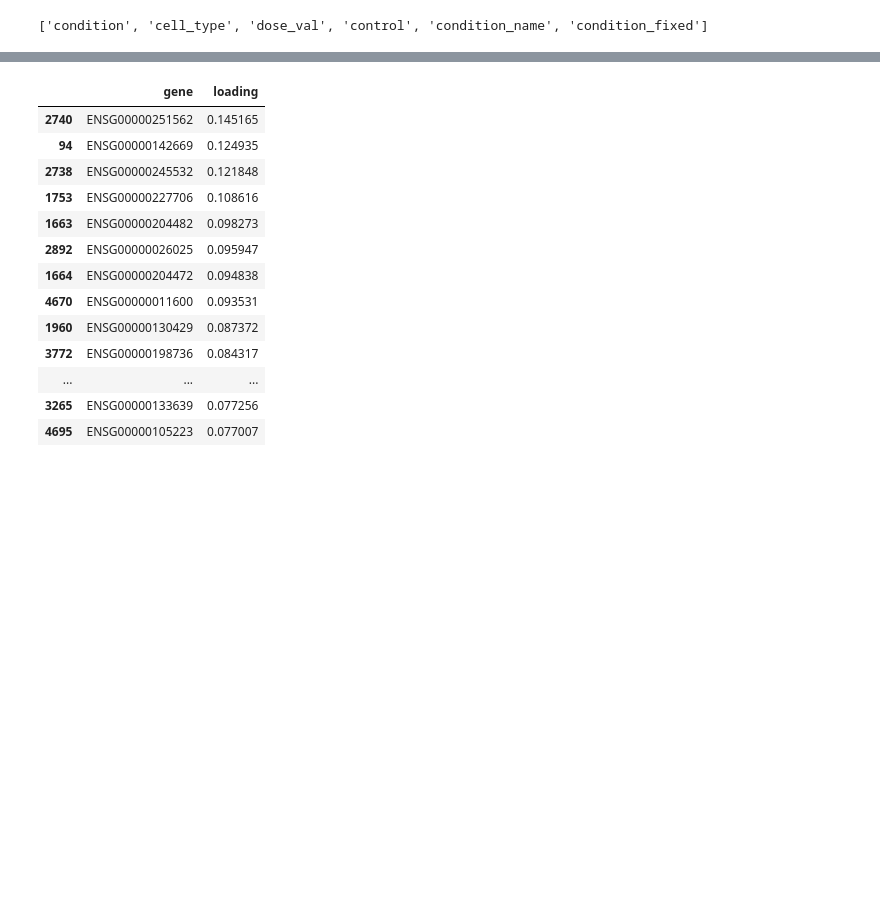
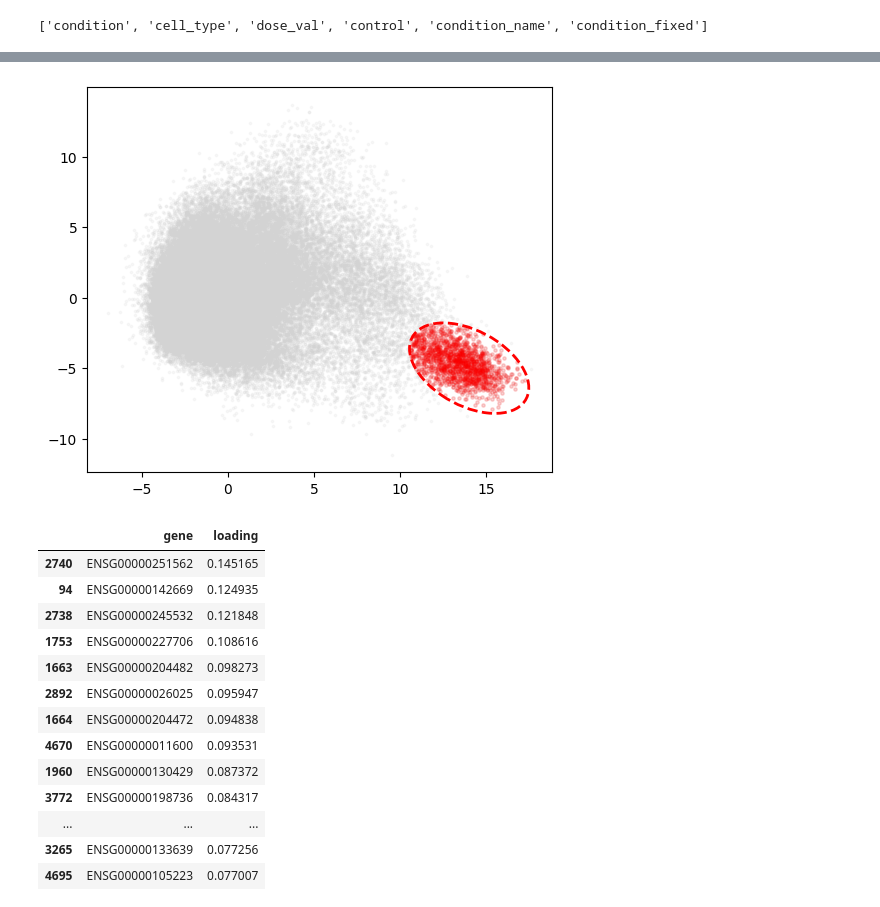
Before and after one commit to Torben4/amlg, a Jupyter notebook: src/projects/scrnaseq_project/scrnaseq_project.ipynb, the cells around one changed output, grey strips where cells are left out. Saved outputs shown, nothing was run; the diff lists cells and outputs as text; code cells hidden in the pictures; blank space fills up the shorter version.

```diff
--- a/src/projects/scrnaseq_project/scrnaseq_project.ipynb
+++ b/src/projects/scrnaseq_project/scrnaseq_project.ipynb
@@ -115,3 +252,29 @@ Name: count, dtype: int64
+# %%
+from matplotlib.patches import Ellipse
+
+center = (14, -5)
+width = 8   # x-Ausdehnung
+height = 5  # y-Ausdehnung
+angle = -40  # Rotation in Grad
+
+ellipse = Ellipse(
+    center,
+    width=width,
+    height=height,
+    angle=angle,
+    edgecolor="red",
+    facecolor="none",
+    linewidth=2,
+    linestyle="--"
+)
+
+plt.figure(figsize=(6, 5))
+plt.scatter(pc2, pc3, s=3, c="lightgray", alpha=0.15)
+plt.scatter(pc2[subcluster_mask], pc3[subcluster_mask], s=6, c="red", alpha=0.15)
+plt.gca().add_patch(ellipse)
+plt.show()
+# %% [output]
+[figure, added]
 # %%
 import pandas as pd
 
```
Also changed, not shown: parts of 31 cells of this notebook.
